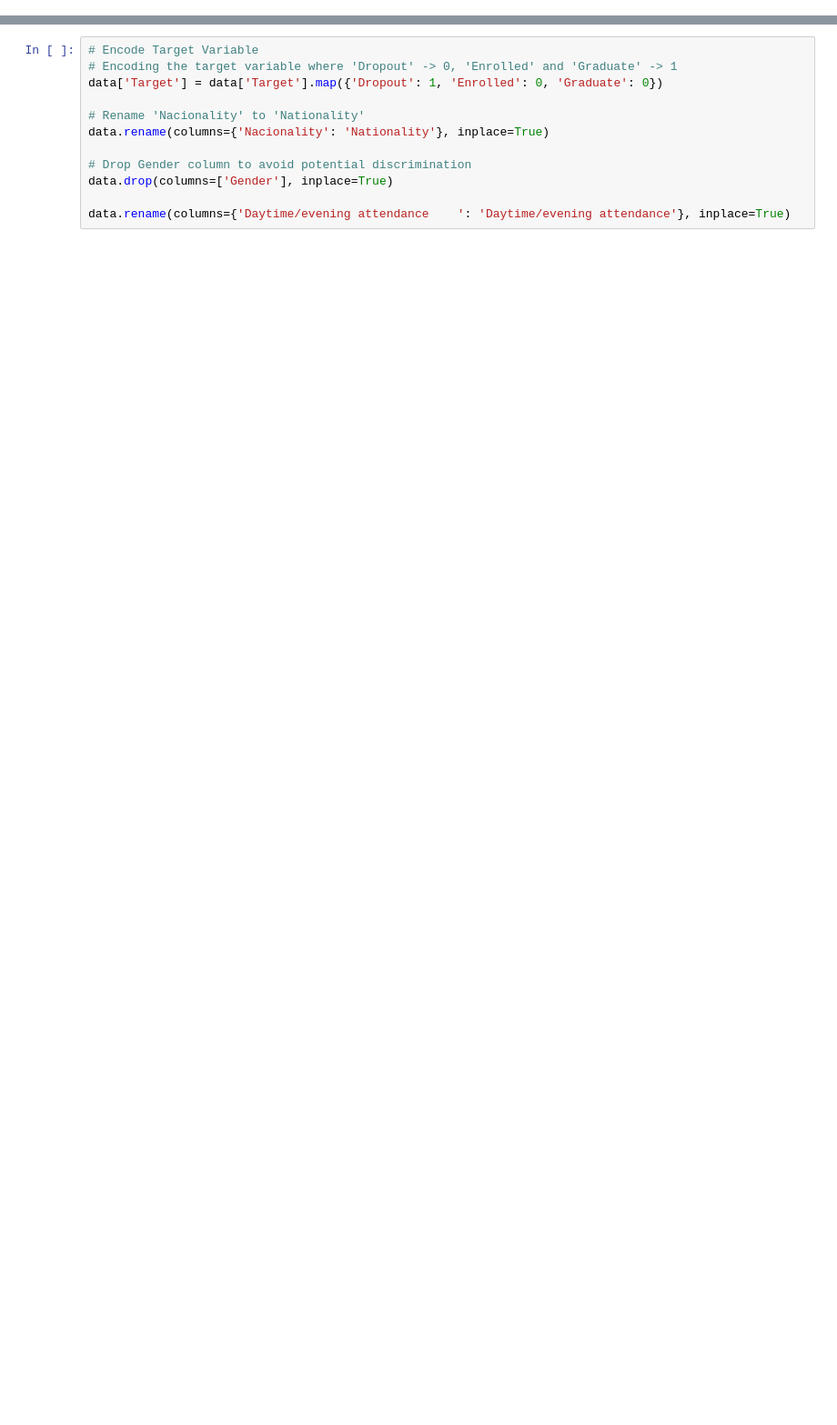
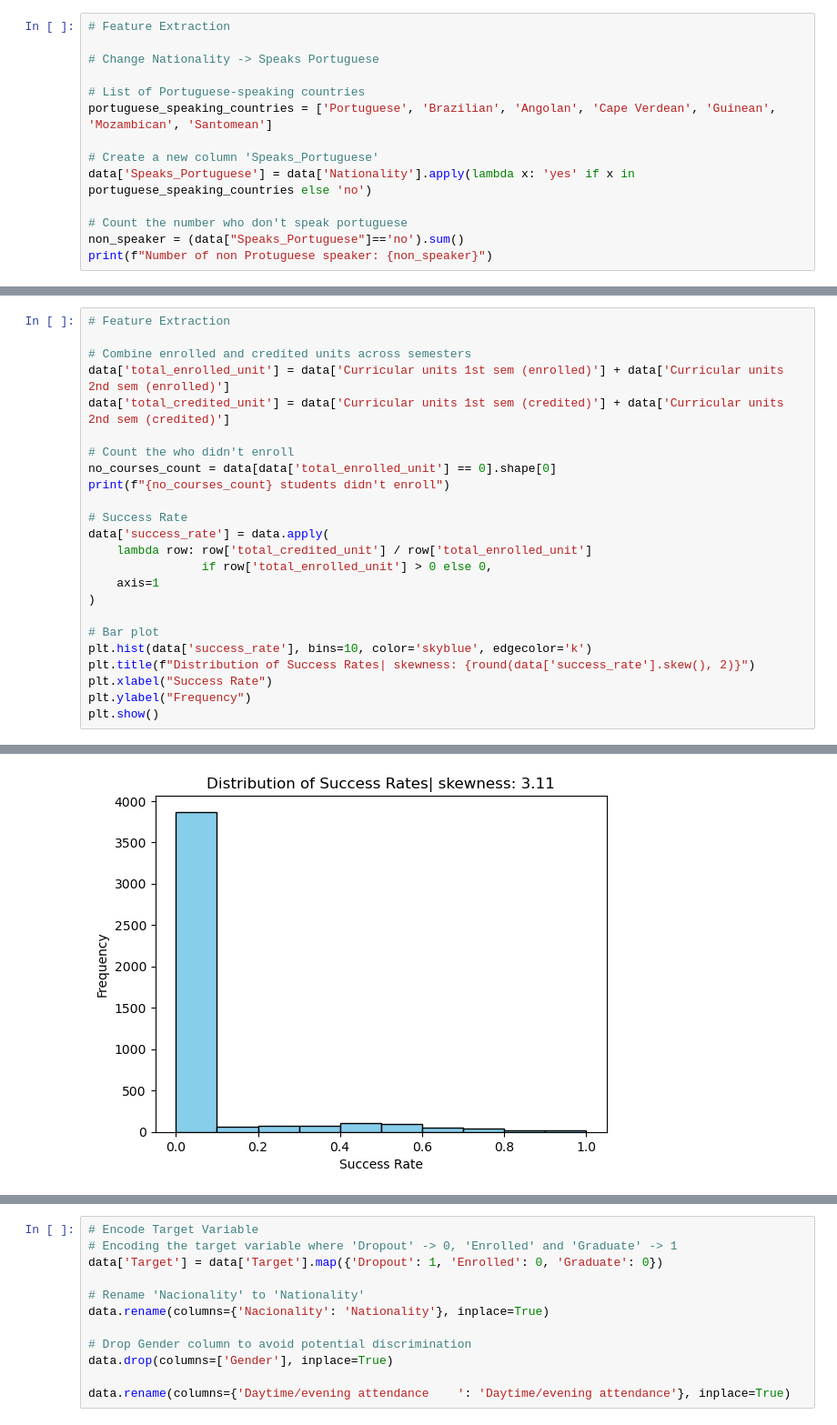
Before and after one commit to jnqian99/academic-performance, a Jupyter notebook: notebooks/2_preprocess.ipynb, the cells around one changed output, grey strips where cells are left out. Shown at 91% size. Drawn from its saved outputs; the diff is of its cells as text; blank space fills up the shorter version.

Commit message:
combined two preprocess notebook

```diff
--- a/notebooks/2_preprocess.ipynb
+++ b/notebooks/2_preprocess.ipynb
@@ -0,0 +88,14 @@
+# %%
+# Feature Extraction
+
+# Change Nationality -> Speaks Portuguese
+
+# List of Portuguese-speaking countries
+portuguese_speaking_countries = ['Portuguese', 'Brazilian', 'Angolan', 'Cape Verdean', 'Guinean', 'Mozambican', 'Santomean']
+
+# Create a new column 'Speaks_Portuguese'
+data['Speaks_Portuguese'] = data['Nationality'].apply(lambda x: 'yes' if x in portuguese_speaking_countries else 'no')
+
+# Count the number who don't speak portuguese
+non_speaker = (data["Speaks_Portuguese"]=='no').sum()
+print(f"Number of non Protuguese speaker: {non_speaker}")
@@ -0,0 +104,25 @@
+# %%
+# Feature Extraction
+
+# Combine enrolled and credited units across semesters
+data['total_enrolled_unit'] = data['Curricular units 1st sem (enrolled)'] + data['Curricular units 2nd sem (enrolled)']
+data['total_credited_unit'] = data['Curricular units 1st sem (credited)'] + data['Curricular units 2nd sem (credited)']
+
+# Count the who didn't enroll
+no_courses_count = data[data['total_enrolled_unit'] == 0].shape[0]
+print(f"{no_courses_count} students didn't enroll")
+
+# Success Rate
+data['success_rate'] = data.apply(
+    lambda row: row['total_credited_unit'] / row['total_enrolled_unit']
+                if row['total_enrolled_unit'] > 0 else 0,
+    axis=1
+)
+
+# Bar plot
+plt.hist(data['success_rate'], bins=10, color='skyblue', edgecolor='k')
+plt.title(f"Distribution of Success Rates| skewness: {round(data['success_rate'].skew(), 2)}")
+plt.xlabel("Success Rate")
+plt.ylabel("Frequency")
+plt.show()
+# %% [output]
@@ -0,0 +130 @@
+[figure, added]
```
Also changed, not shown: parts of 30 cells of this notebook, 1 other file.
